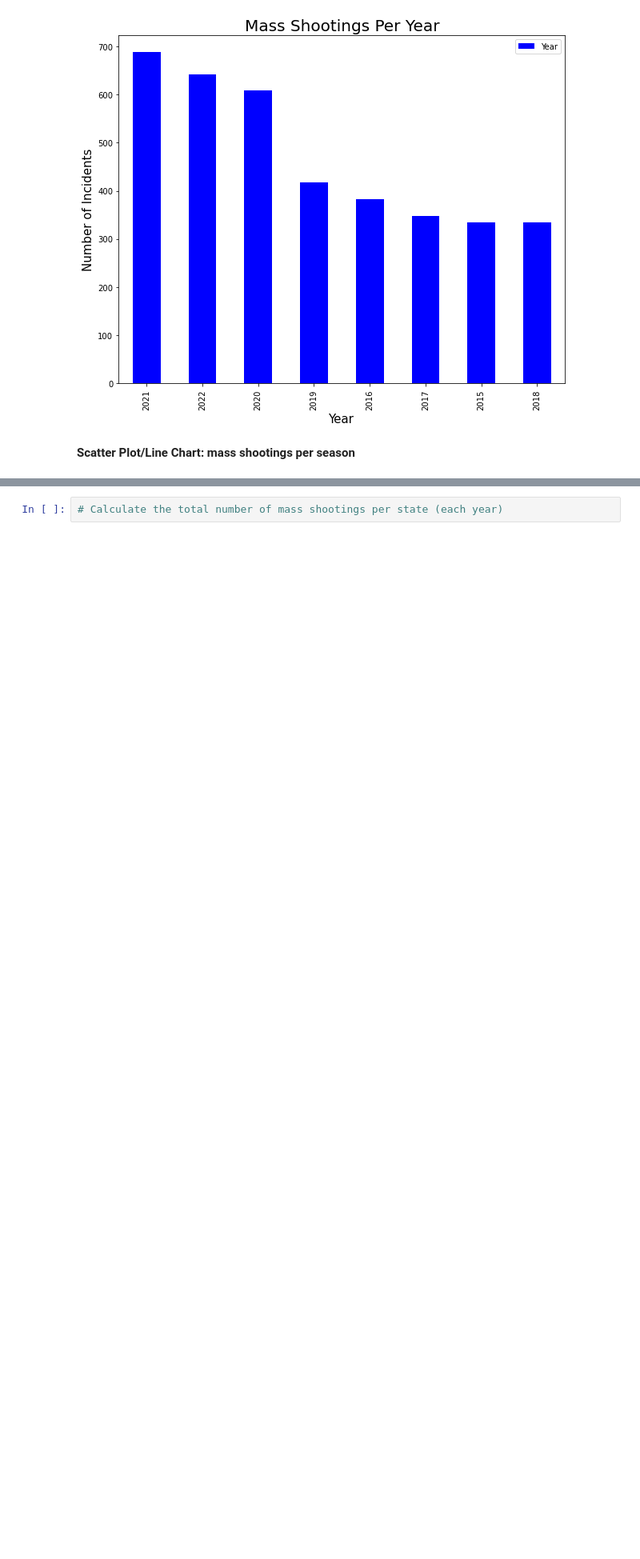
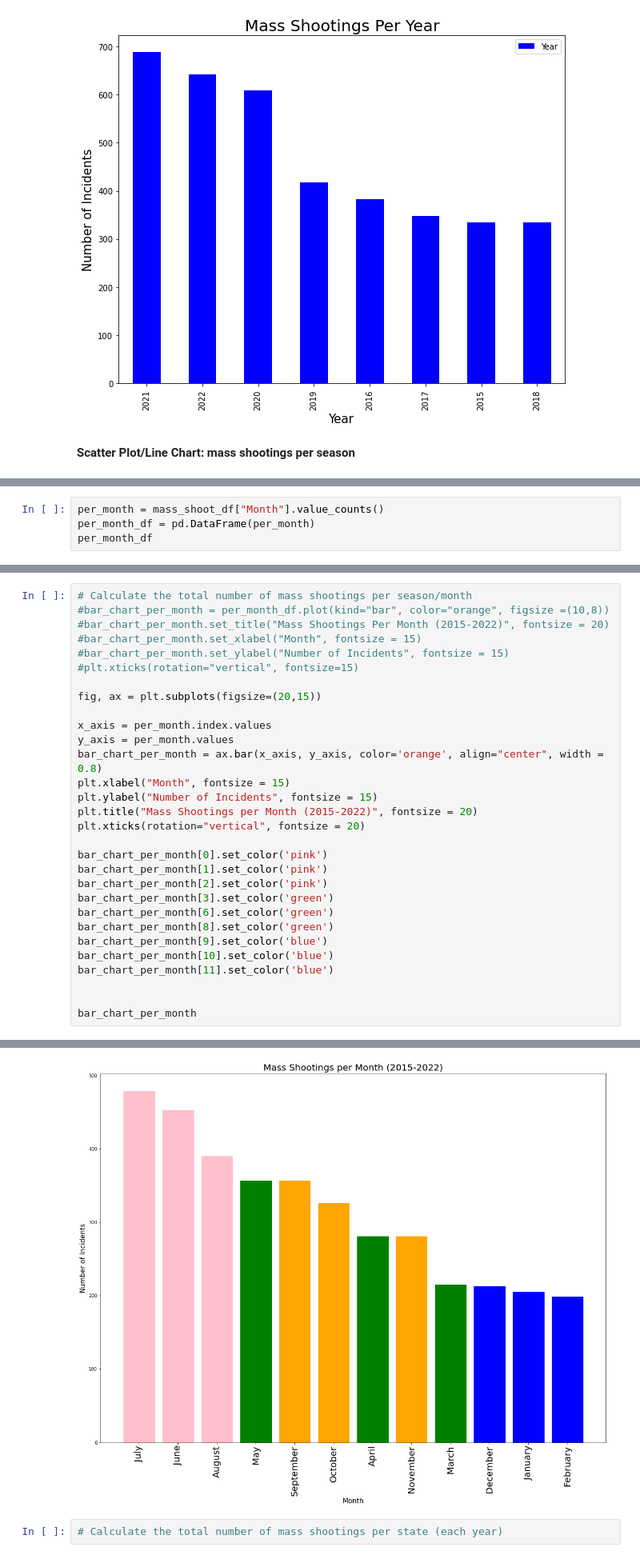
Before and after one commit to leah-apking/project1-mass-shootings, a Jupyter notebook: Project 1_instructions .ipynb, the cells around one changed output, grey strips where cells are left out. Shown at 80% size. Saved outputs shown, nothing was run; the diff lists cells and outputs as text; blank space fills up the shorter version.

```diff
--- a/Project 1_instructions .ipynb
+++ b/Project 1_instructions .ipynb
@@ -191,0 +207,4 @@ bar_chart_per_year
+# %%
+per_month = mass_shoot_df["Month"].value_counts()
+per_month_df = pd.DataFrame(per_month)
+per_month_df
@@ -191,0 +225,31 @@ bar_chart_per_year
+# %%
+# Calculate the total number of mass shootings per season/month
+#bar_chart_per_month = per_month_df.plot(kind="bar", color="orange", figsize =(10,8))
+#bar_chart_per_month.set_title("Mass Shootings Per Month (2015-2022)", fontsize = 20)
+#bar_chart_per_month.set_xlabel("Month", fontsize = 15)
+#bar_chart_per_month.set_ylabel("Number of Incidents", fontsize = 15)
+#plt.xticks(rotation="vertical", fontsize=15)
+
+fig, ax = plt.subplots(figsize=(20,15))
+
+x_axis = per_month.index.values
+y_axis = per_month.values
+bar_chart_per_month = ax.bar(x_axis, y_axis, color='orange', align="center", width = 0.8)
+plt.xlabel("Month", fontsize = 15)
+plt.ylabel("Number of Incidents", fontsize = 15)
+plt.title("Mass Shootings per Month (2015-2022)", fontsize = 20)
+plt.xticks(rotation="vertical", fontsize = 20)
+
+bar_chart_per_month[0].set_color('pink')
+bar_chart_per_month[1].set_color('pink')
+bar_chart_per_month[2].set_color('pink')
+bar_chart_per_month[3].set_color('green')
+bar_chart_per_month[6].set_color('green')
+bar_chart_per_month[8].set_color('green')
+bar_chart_per_month[9].set_color('blue')
+bar_chart_per_month[10].set_color('blue')
+bar_chart_per_month[11].set_color('blue')
+
+
+bar_chart_per_month
+# %% [output]
@@ -192,3 +257,4 @@ bar_chart_per_year
+[figure, added]
 # %%
 # Calculate the total number of mass shootings per state (each year)
 # %%
```
Also changed, not shown: parts of 20 cells of this notebook.
